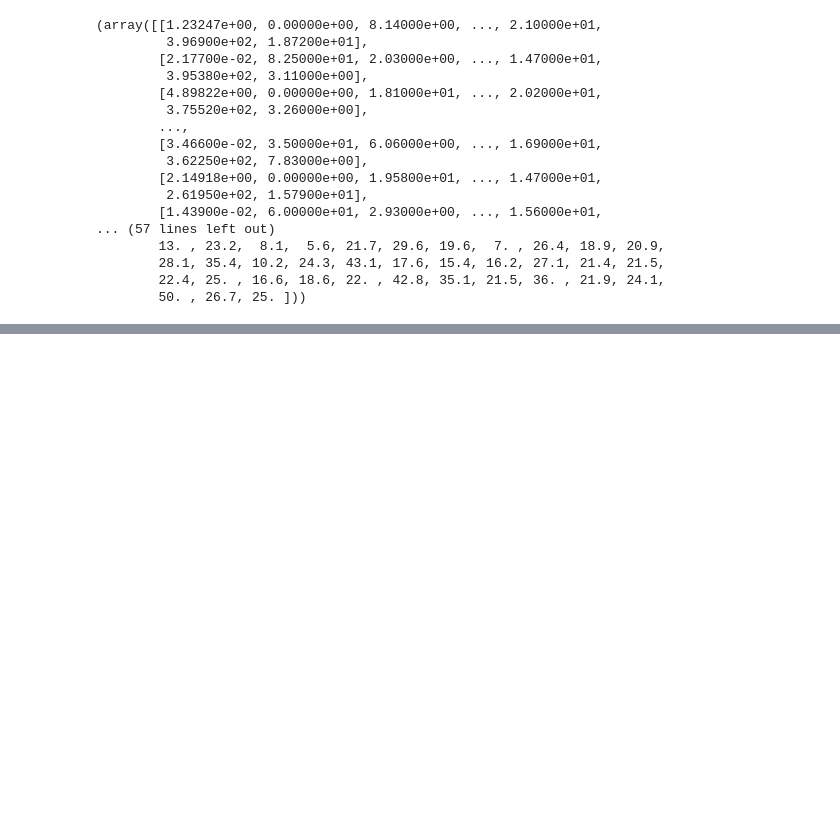
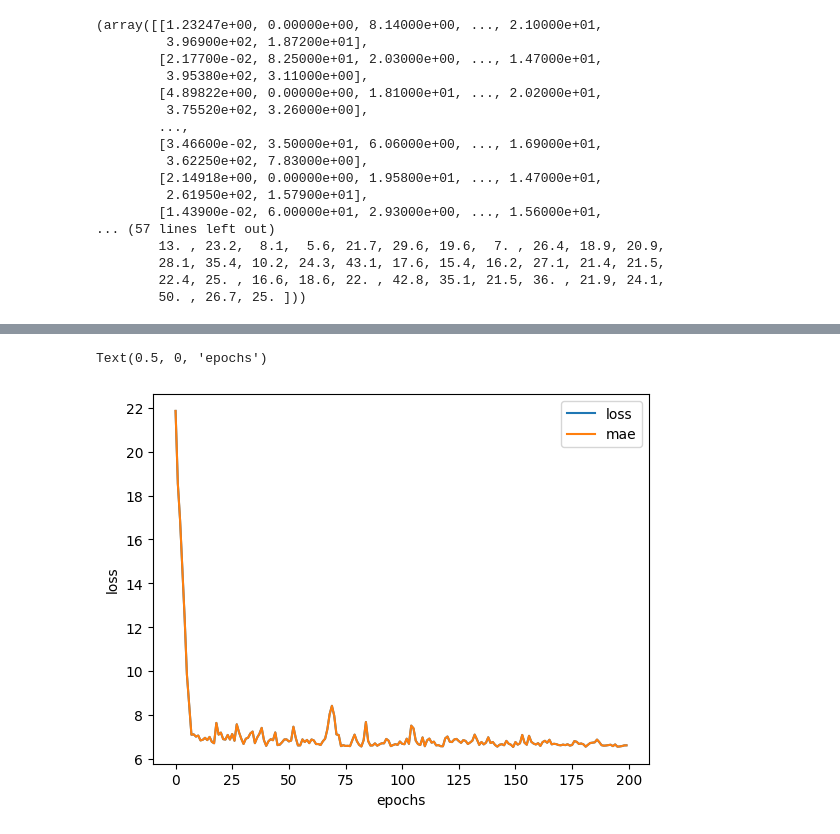
Before and after one commit to amitvermaknw/tensorflow, a Jupyter notebook: src/boston_housing_price_model.ipynb, the cells around one changed output, grey strips where cells are left out. Drawn from its saved outputs; the diff is of its cells as text; code cells hidden in the pictures; blank space fills up the shorter version.

Commit message:
added plot between loss and epochs

```diff
--- a/src/boston_housing_price_model.ipynb
+++ b/src/boston_housing_price_model.ipynb
@@ -43,6 +42,6 @@ boston_housing_model.compile(loss=tf.keras.losses.mae,
 )
 
 #fit the model
-boston_housing_model.fit(tf.expand_dims(x_train, axis=-1), y_train, epochs=200)
+history=boston_housing_model.fit(tf.expand_dims(x_train, axis=-1), y_train, epochs=200)
 # %% [output]
 Epoch 1/200
@@ -65,0 +64,7 @@ Epoch 200/200
+# %%
+pd.DataFrame(history.history).plot()
+plt.ylabel("loss")
+plt.xlabel("epochs")
+# %% [output]
+Text(0.5, 0, 'epochs')
+[figure, added]
```
Also changed, not shown: parts of 2 cells of this notebook.
